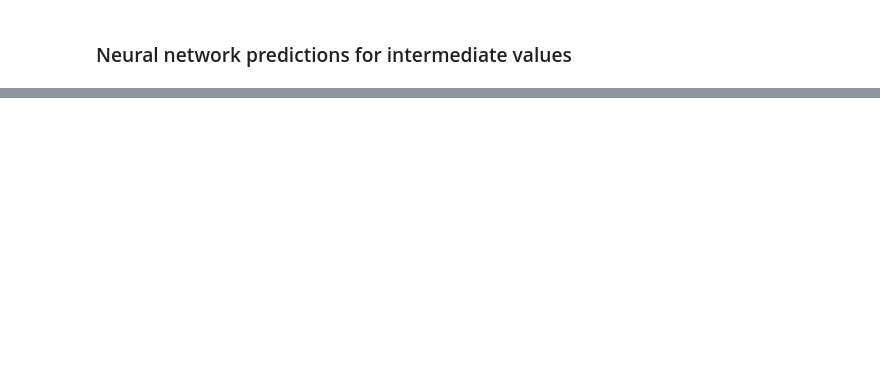
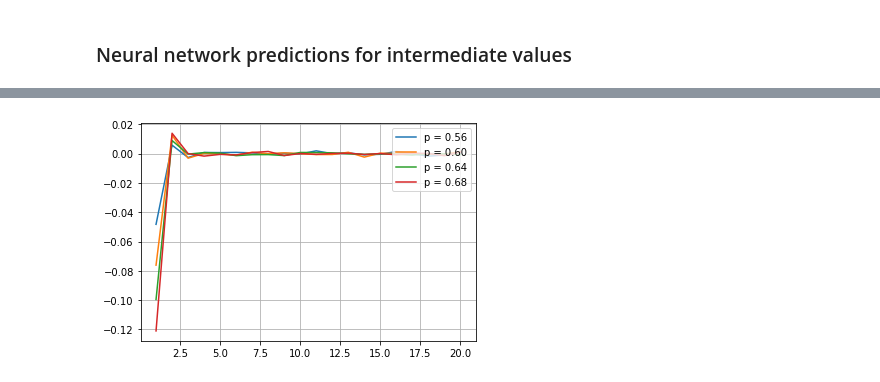
Before and after one commit to dinesh110598/Spin_glass_NN, a Jupyter notebook: main.ipynb, the cells around one changed output, grey strips where cells are left out. Cells and saved outputs as stored; diff of their text form; code cells hidden in the pictures; blank space fills up the shorter version.

```diff
--- a/main.ipynb
+++ b/main.ipynb
@@ -138,0 +201,23 @@ plt.plot (datax, datay)
+# %%
+corr = np.zeros ((21,3,20,24,24), np.float32)
+
+for n in range (21):
+    for r1 in range (24):
+        for r2 in range (24):
+            x1 = np.ravel (TriEA[n][:,r1,r2,:])
+            for r in range (1,21):
+                x2 = np.ravel (TriEA[n][:,r1+r,r2,:])
+                val, _ = pearsonr (x1,x2)
+                corr [n,0,r-1,r1,r2] = (val)
+
+                x2 = np.ravel(TriEA[n][:,r1+int(r-(r%2)*(-1**r2))//2,
+                                        r2+r,:])
+                val, _ = pearsonr (x1,x2)
+                corr [n,1,r-1,r1,r2] = (val)
+
+                x2 = np.ravel(TriEA[n][:,r1-int(r+(r%2)*(-1**r2))//2,
+                                        r2+r,:])
+                val, _ = pearsonr (x1,x2)
+                corr [n,2,r-1,r1,r2] = (val)
+
+corr = np.mean (corr, axis=(1,3,4))
@@ -138,0 +290,11 @@ plt.plot (datax, datay)
+# %%
+_, ax = plt.subplots()
+ax.plot (range(1,21), list(corr[3]), label='p = 0.56')
+ax.plot (range(1,21), list(corr[5]), label='p = 0.60')
+ax.plot (range(1,21), list(corr[7]), label='p = 0.64')
+ax.plot (range(1,21), list(corr[9]), label='p = 0.68')
+ax.legend (loc= 'upper right' )
+ax.grid ()
+plt.show ()
+# %% [output]
+[figure, added]
```
Also changed, not shown: parts of 46 cells of this notebook.
